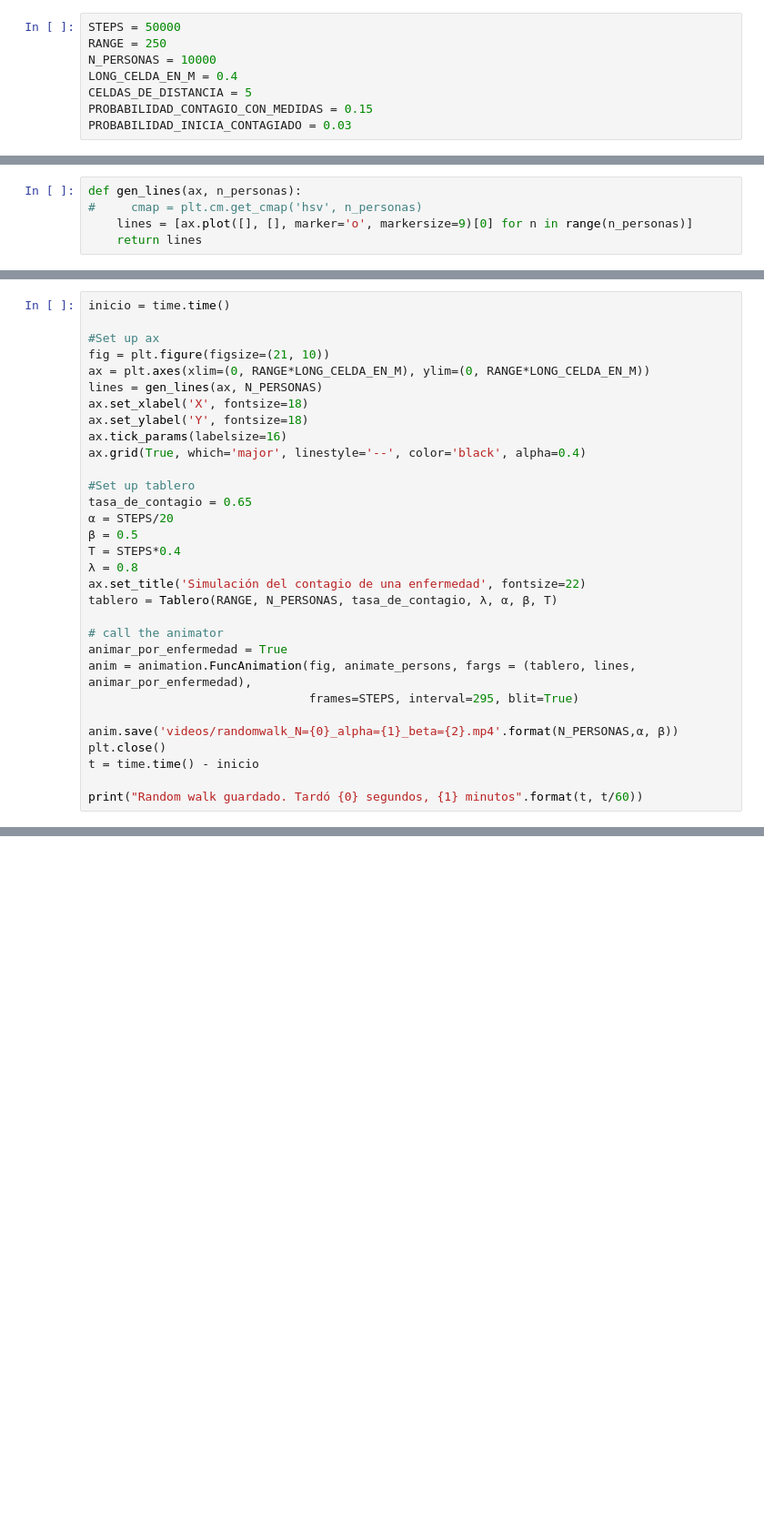
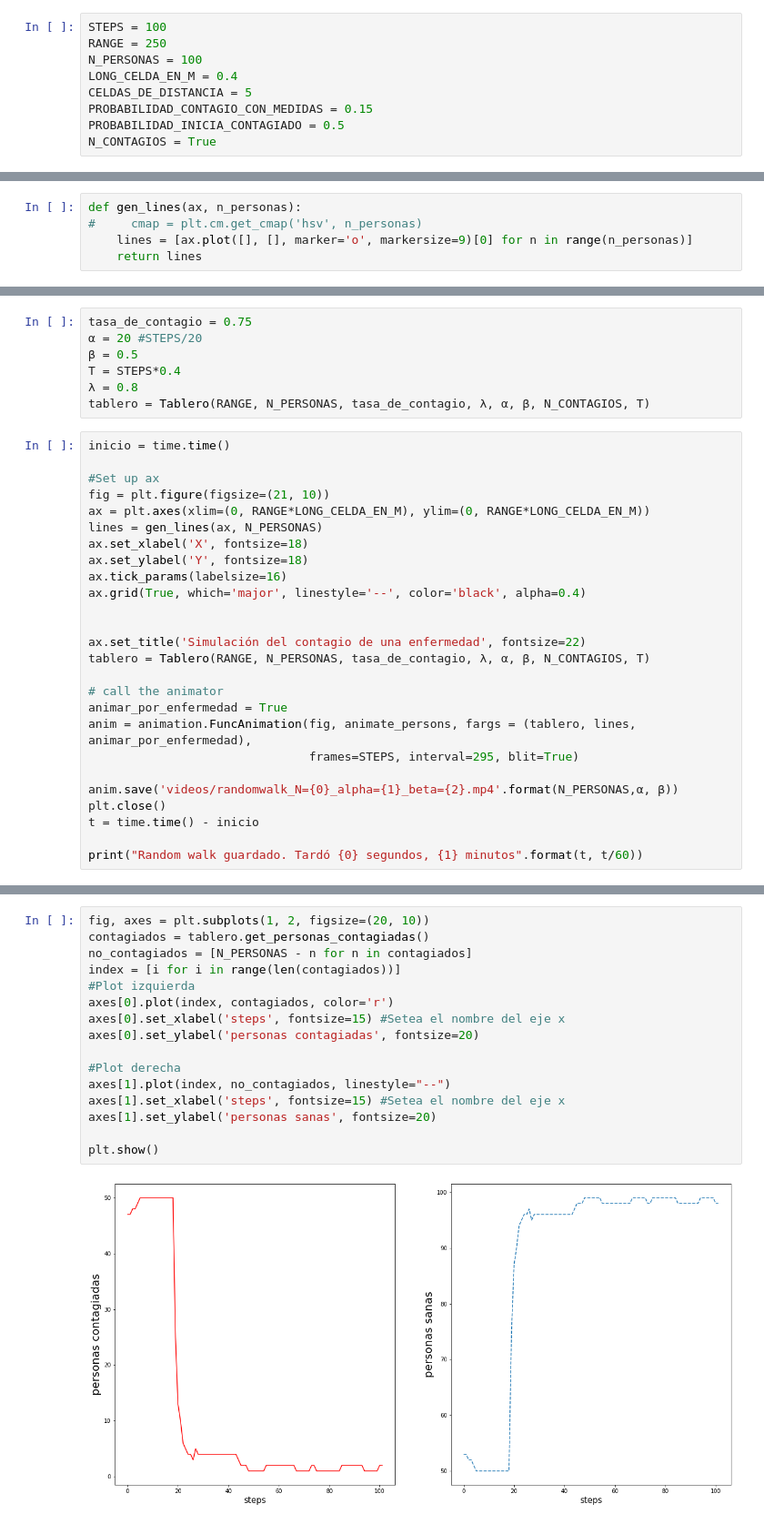
Before and after one commit to nicolaslongo/tp1-simulacion, a Jupyter notebook: Ejercicio 8.ipynb, the cells around one changed output, grey strips where cells are left out. Shown at 91% size. Saved outputs shown, nothing was run; the diff lists cells and outputs as text; blank space fills up the shorter version.

Commit message:
Subo la variable para setear que solo se puedan contagiar 1 vez. Ademas dejo los graficos de cantidad de contagios por step

```diff
--- a/Ejercicio 8.ipynb
+++ b/Ejercicio 8.ipynb
@@ -5,13 +5,14 @@ import matplotlib.pyplot as plt
 import matplotlib.animation as animation
 import numpy as np
 # %%
-STEPS = 50000
+STEPS = 100
 RANGE = 250
-N_PERSONAS = 10000
+N_PERSONAS = 100
 LONG_CELDA_EN_M = 0.4
 CELDAS_DE_DISTANCIA = 5
 PROBABILIDAD_CONTAGIO_CON_MEDIDAS = 0.15
-PROBABILIDAD_INICIA_CONTAGIADO = 0.03
+PROBABILIDAD_INICIA_CONTAGIADO = 0.5
+N_CONTAGIOS = True
 # %%
 class Persona:
     q_persona = 0
@@ -208,3 +221,10 @@ def gen_lines(ax, n_personas):
+# %%
+tasa_de_contagio = 0.75
+α = 20 #STEPS/20
+β = 0.5
+T = STEPS*0.4
+λ = 0.8
+tablero = Tablero(RANGE, N_PERSONAS, tasa_de_contagio, λ, α, β, N_CONTAGIOS, T)
 # %%
 inicio = time.time()
 
@@ -217,14 +237,9 @@ ax.set_ylabel('Y', fontsize=18)
 ax.tick_params(labelsize=16)
 ax.grid(True, which='major', linestyle='--', color='black', alpha=0.4)
 
-#Set up tablero
-tasa_de_contagio = 0.65
-α = STEPS/20
-β = 0.5
-T = STEPS*0.4
-λ = 0.8
+
 ax.set_title('Simulación del contagio de una enfermedad', fontsize=22)
-tablero = Tablero(RANGE, N_PERSONAS, tasa_de_contagio, λ, α, β, T)
+tablero = Tablero(RANGE, N_PERSONAS, tasa_de_contagio, λ, α, β, N_CONTAGIOS, T)
 
 # call the animator
 animar_por_enfermedad = True
@@ -238,0 +256,18 @@ print("Random walk guardado. Tardó {0} segundos, {1} minutos".format(t, t/60))
+# %%
+fig, axes = plt.subplots(1, 2, figsize=(20, 10))
+contagiados = tablero.get_personas_contagiadas()
+no_contagiados = [N_PERSONAS - n for n in contagiados]
+index = [i for i in range(len(contagiados))]
+#Plot izquierda
+axes[0].plot(index, contagiados, color='r')
+axes[0].set_xlabel('steps', fontsize=15) #Setea el nombre del eje x
+axes[0].set_ylabel('personas contagiadas', fontsize=20)
+
+#Plot derecha
+axes[1].plot(index, no_contagiados, linestyle="--")
+axes[1].set_xlabel('steps', fontsize=15) #Setea el nombre del eje x
+axes[1].set_ylabel('personas sanas', fontsize=20)
+
+plt.show()
+# %% [output]
+[figure, added]
```
Also changed, not shown: parts of 4 cells of this notebook.
